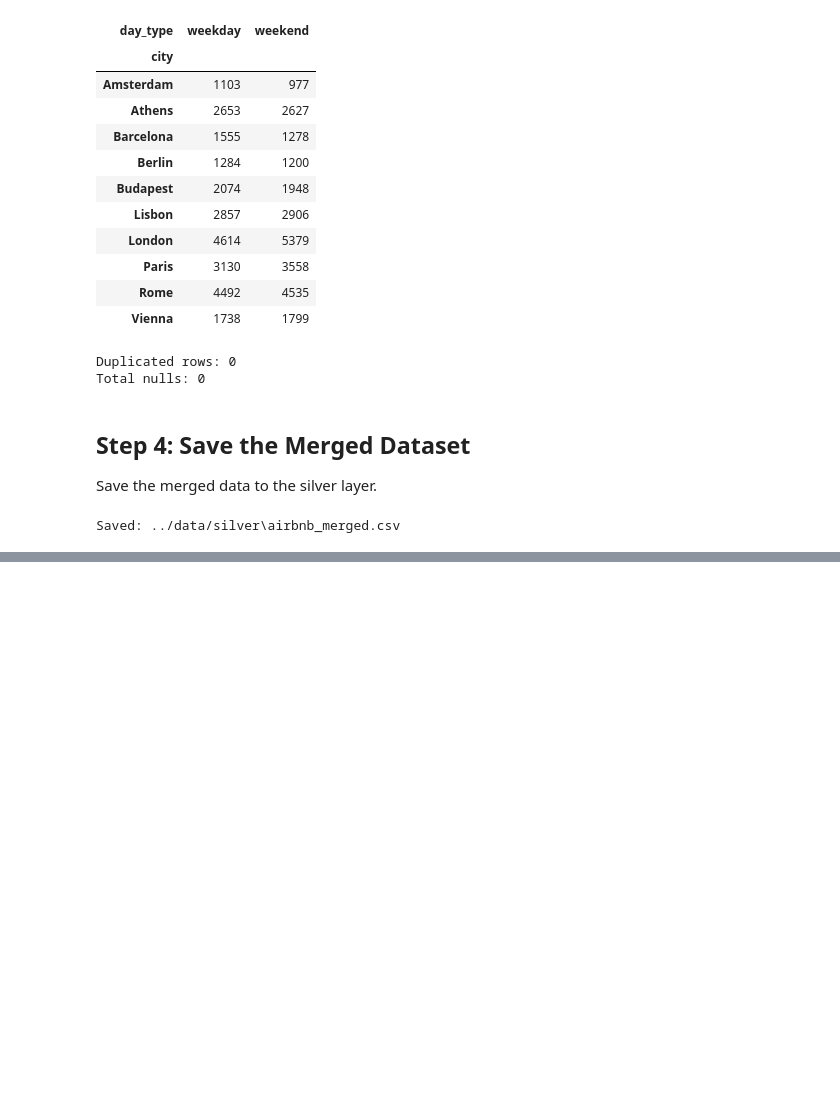
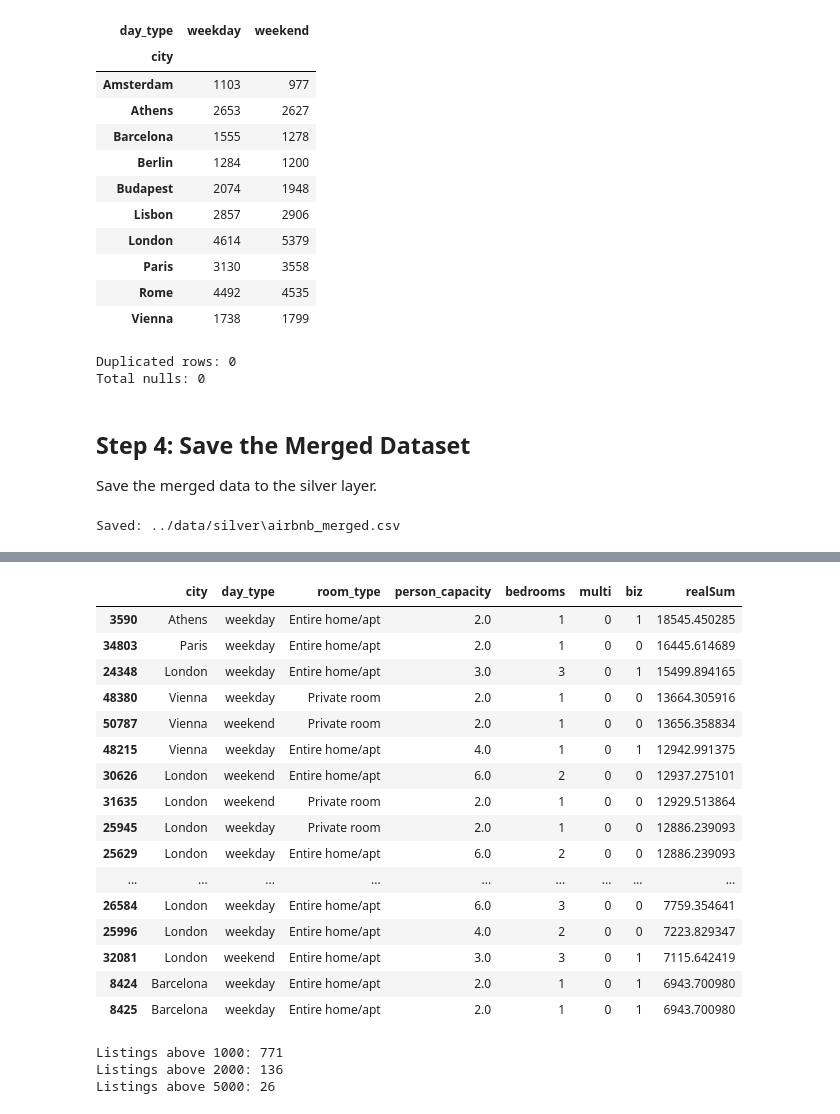
Before and after one commit to Ahmed-Tarek0/Airbnb-Prices-in-European-Cities, a Jupyter notebook: notebooks/02_silver_merge_eda.ipynb, the cells around one changed output, grey strips where cells are left out. Drawn from its saved outputs; the diff is of its cells as text; code cells hidden in the pictures; blank space fills up the shorter version.

```diff
--- a/notebooks/02_silver_merge_eda.ipynb
+++ b/notebooks/02_silver_merge_eda.ipynb
@@ -116,0 +348,33 @@ Saved: ../data/silver\airbnb_merged.csv
+# %%
+cols_to_show = ["city", "day_type", "room_type", "person_capacity",
+                "bedrooms", "multi", "biz", "realSum"]
+display(master.sort_values("realSum", ascending=False)[cols_to_show].head(20))
+
+# How many listings are above common thresholds?
+thresholds = [1000, 2000, 5000]
+i = 0
+while i < len(thresholds):
+    count = int((master["realSum"] > thresholds[i]).sum())
+    print(f"Listings above {thresholds[i]}: {count}")
+    i += 1
+# %% [output]
+|  | city | day_type | room_type | person_capacity | bedrooms | multi | biz | realSum |
+| 3590 | Athens | weekday | Entire home/apt | 2.0 | 1 | 0 | 1 | 18545.450285 |
+| 34803 | Paris | weekday | Entire home/apt | 2.0 | 1 | 0 | 0 | 16445.614689 |
+| 24348 | London | weekday | Entire home/apt | 3.0 | 3 | 0 | 1 | 15499.894165 |
+| 48380 | Vienna | weekday | Private room | 2.0 | 1 | 0 | 0 | 13664.305916 |
+| 50787 | Vienna | weekend | Private room | 2.0 | 1 | 0 | 0 | 13656.358834 |
+| 48215 | Vienna | weekday | Entire home/apt | 4.0 | 1 | 0 | 1 | 12942.991375 |
+| 30626 | London | weekend | Entire home/apt | 6.0 | 2 | 0 | 0 | 12937.275101 |
+| 31635 | London | weekend | Private room | 2.0 | 1 | 0 | 0 | 12929.513864 |
+| 25945 | London | weekday | Private room | 2.0 | 1 | 0 | 0 | 12886.239093 |
+| 25629 | London | weekday | Entire home/apt | 6.0 | 2 | 0 | 0 | 12886.239093 |
+| ... | ... | ... | ... | ... | ... | ... | ... | ... |
+| 26584 | London | weekday | Entire home/apt | 6.0 | 3 | 0 | 0 | 7759.354641 |
+| 25996 | London | weekday | Entire home/apt | 4.0 | 2 | 0 | 0 | 7223.829347 |
+| 32081 | London | weekend | Entire home/apt | 3.0 | 3 | 0 | 1 | 7115.642419 |
+| 8424 | Barcelona | weekday | Entire home/apt | 2.0 | 1 | 0 | 1 | 6943.700980 |
+| 8425 | Barcelona | weekday | Entire home/apt | 2.0 | 1 | 0 | 1 | 6943.700980 |
+Listings above 1000: 771
+Listings above 2000: 136
+Listings above 5000: 26
```
Also changed, not shown: parts of 14 cells of this notebook.
